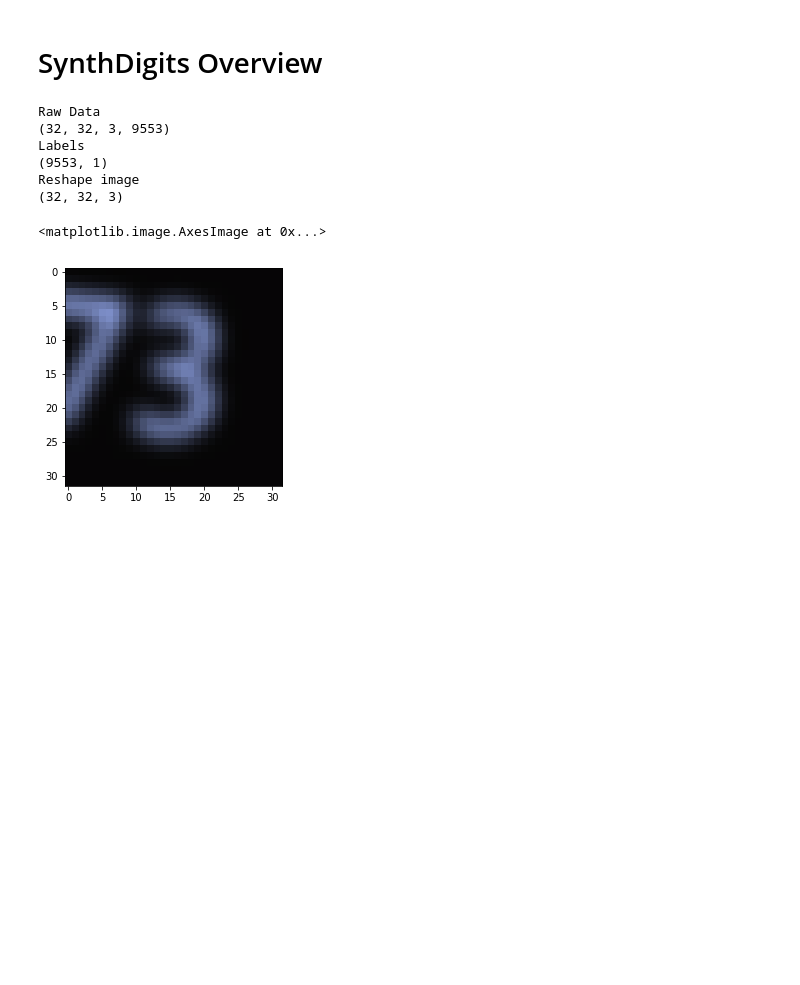
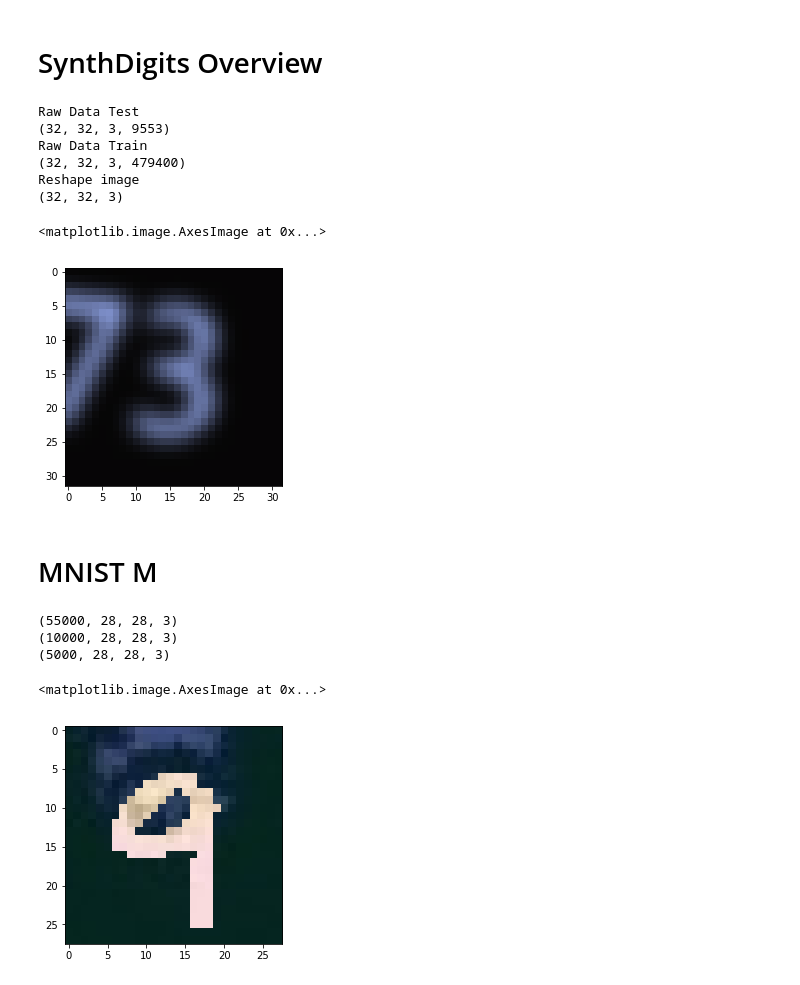
Before and after one commit to dario617/tf-dann, a Jupyter notebook: Dataset overview.ipynb, the cells around one changed output. Drawn from its saved outputs; the diff is of its cells as text; code cells hidden in the pictures; blank space fills up the shorter version.

```diff
--- a/Dataset overview.ipynb
+++ b/Dataset overview.ipynb
@@ -109,11 +119,13 @@ Reshape image
 # SynthDigits Overview
 # %%
 synth_file = "Datasets/SynthDigits/synth_test_32x32.mat"
+synth_file_train = "Datasets/SynthDigits/synth_train_32x32.mat"
 synthmat = scipy.io.loadmat(synth_file)
-print("Raw Data")
+synthmat_train = scipy.io.loadmat(synth_file_train)
+print("Raw Data Test")
 print(synthmat['X'].shape)
-print("Labels")
-print(synthmat['y'].shape)
+print("Raw Data Train")
+print(synthmat_train['X'].shape)
 
 one_img_synth = synthmat['X'][:,:,:,0]
 print("Reshape image")
@@ -123,11 +135,30 @@ print(one_img_synth.shape)
 
 plt.imshow(one_img_synth)
 # %% [output]
-Raw Data
+Raw Data Test
 (32, 32, 3, 9553)
-Labels
-(9553, 1)
+Raw Data Train
+(32, 32, 3, 479400)
 Reshape image
 (32, 32, 3)
 <matplotlib.image.AxesImage at 0x...>
 [figure]
+# %% [markdown]
+# MNIST M
+# %%
+mnistm = pkl.load(open('mnistm_data.pkl', 'rb'))
+mnistm_train = mnistm['train']
+mnistm_test = mnistm['test']
+mnistm_valid = mnistm['valid']
+
+print(mnistm_train.shape)
+print(mnistm_test.shape)
+print(mnistm_valid.shape)
+
+plt.imshow(mnistm_train[8])
+# %% [output]
+(55000, 28, 28, 3)
+(10000, 28, 28, 3)
+(5000, 28, 28, 3)
+<matplotlib.image.AxesImage at 0x...>
+[figure, added]
```
Also changed, not shown: parts of 3 cells of this notebook, 1 other file.
